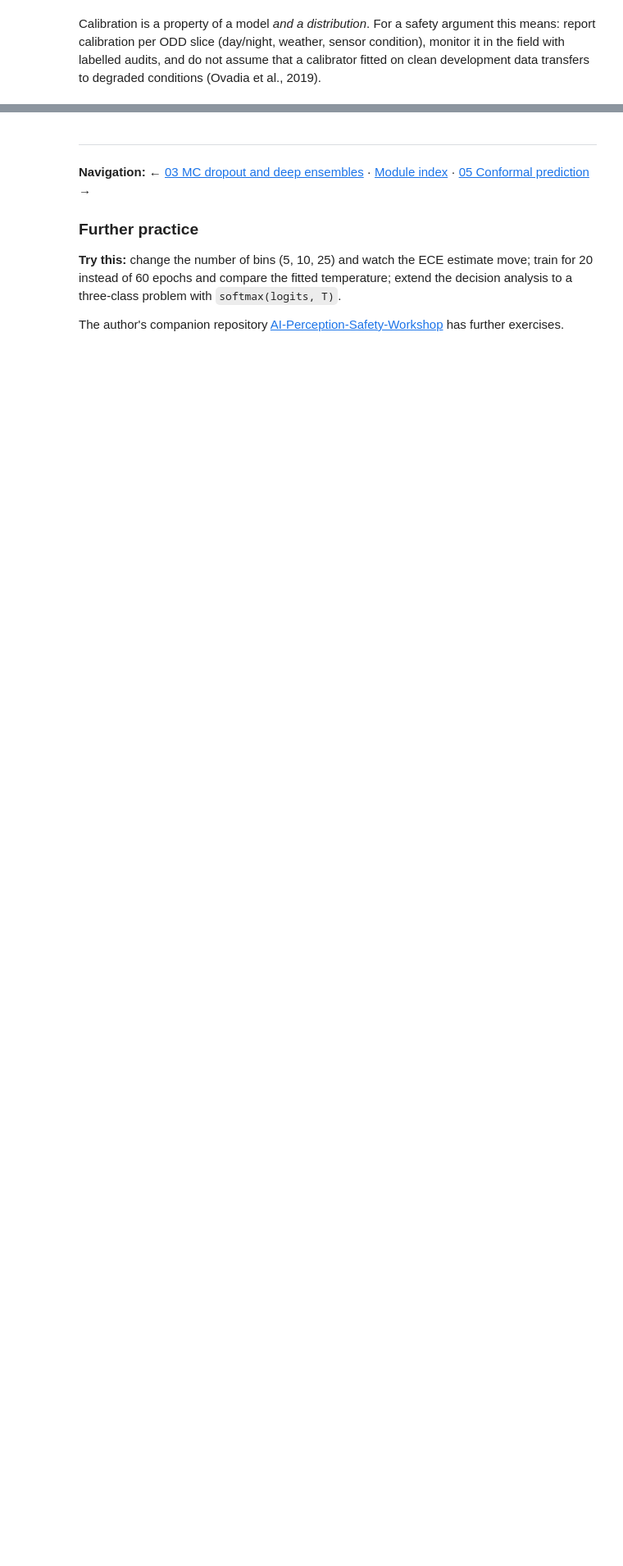
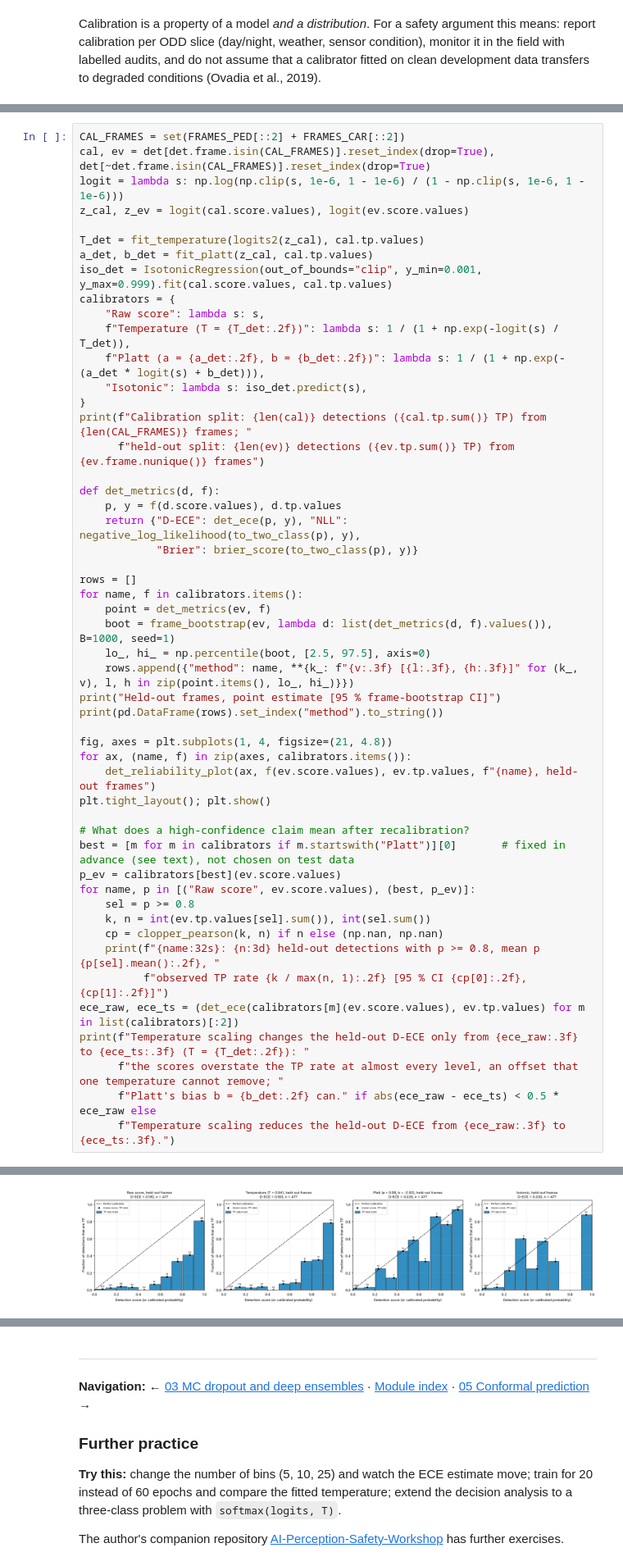
Before and after one commit to milinpatel07/Autonomous-Driving_AI-Safety-and-Security, a Jupyter notebook: 06_AI_Safety_ISO_PAS_8800/04_calibration.ipynb, the cells around one changed output, grey strips where cells are left out. Shown at 82% size. Saved outputs shown, nothing was run; the diff lists cells and outputs as text; blank space fills up the shorter version.

```diff
--- a/06_AI_Safety_ISO_PAS_8800/04_calibration.ipynb
+++ b/06_AI_Safety_ISO_PAS_8800/04_calibration.ipynb
@@ -752,0 +659,52 @@ Three observations from the real detector carry over to production systems:
+# %%
+CAL_FRAMES = set(FRAMES_PED[::2] + FRAMES_CAR[::2])
+cal, ev = det[det.frame.isin(CAL_FRAMES)].reset_index(drop=True), det[~det.frame.isin(CAL_FRAMES)].reset_index(drop=True)
+logit = lambda s: np.log(np.clip(s, 1e-6, 1 - 1e-6) / (1 - np.clip(s, 1e-6, 1 - 1e-6)))
+z_cal, z_ev = logit(cal.score.values), logit(ev.score.values)
+
+T_det = fit_temperature(logits2(z_cal), cal.tp.values)
+a_det, b_det = fit_platt(z_cal, cal.tp.values)
+iso_det = IsotonicRegression(out_of_bounds="clip", y_min=0.001, y_max=0.999).fit(cal.score.values, cal.tp.values)
+calibrators = {
+    "Raw score": lambda s: s,
+    f"Temperature (T = {T_det:.2f})": lambda s: 1 / (1 + np.exp(-logit(s) / T_det)),
+    f"Platt (a = {a_det:.2f}, b = {b_det:.2f})": lambda s: 1 / (1 + np.exp(-(a_det * logit(s) + b_det))),
+    "Isotonic": lambda s: iso_det.predict(s),
+}
+print(f"Calibration split: {len(cal)} detections ({cal.tp.sum()} TP) from {len(CAL_FRAMES)} frames; "
+      f"held-out split: {len(ev)} detections ({ev.tp.sum()} TP) from {ev.frame.nunique()} frames")
+
+def det_metrics(d, f):
+    p, y = f(d.score.values), d.tp.values
+    return {"D-ECE": det_ece(p, y), "NLL": negative_log_likelihood(to_two_class(p), y),
+            "Brier": brier_score(to_two_class(p), y)}
+
+rows = []
+for name, f in calibrators.items():
+    point = det_metrics(ev, f)
+    boot = frame_bootstrap(ev, lambda d: list(det_metrics(d, f).values()), B=1000, seed=1)
+    lo_, hi_ = np.percentile(boot, [2.5, 97.5], axis=0)
+    rows.append({"method": name, **{k_: f"{v:.3f} [{l:.3f}, {h:.3f}]" for (k_, v), l, h in zip(point.items(), lo_, hi_)}})
+print("Held-out frames, point estimate [95 % frame-bootstrap CI]")
+print(pd.DataFrame(rows).set_index("method").to_string())
+
+fig, axes = plt.subplots(1, 4, figsize=(21, 4.8))
+for ax, (name, f) in zip(axes, calibrators.items()):
+    det_reliability_plot(ax, f(ev.score.values), ev.tp.values, f"{name}, held-out frames")
+plt.tight_layout(); plt.show()
+
+# What does a high-confidence claim mean after recalibration?
+best = [m for m in calibrators if m.startswith("Platt")][0]       # fixed in advance (see text), not chosen on test data
+p_ev = calibrators[best](ev.score.values)
+for name, p in [("Raw score", ev.score.values), (best, p_ev)]:
+    sel = p >= 0.8
+    k, n = int(ev.tp.values[sel].sum()), int(sel.sum())
+    cp = clopper_pearson(k, n) if n else (np.nan, np.nan)
+    print(f"{name:32s}: {n:3d} held-out detections with p >= 0.8, mean p {p[sel].mean():.2f}, "
+          f"observed TP rate {k / max(n, 1):.2f} [95 % CI {cp[0]:.2f}, {cp[1]:.2f}]")
+ece_raw, ece_ts = (det_ece(calibrators[m](ev.score.values), ev.tp.values) for m in list(calibrators)[:2])
+print(f"Temperature scaling changes the held-out D-ECE only from {ece_raw:.3f} to {ece_ts:.3f} (T = {T_det:.2f}): "
+      f"the scores overstate the TP rate at almost every level, an offset that one temperature cannot remove; "
+      f"Platt's bias b = {b_det:.2f} can." if abs(ece_raw - ece_ts) < 0.5 * ece_raw else
+      f"Temperature scaling reduces the held-out D-ECE from {ece_raw:.3f} to {ece_ts:.3f}.")
+# %% [output]
@@ -752,0 +719 @@ Three observations from the real detector carry over to production systems:
+[figure, added]
```
Also changed, not shown: parts of 35 cells of this notebook, 7 other files.
